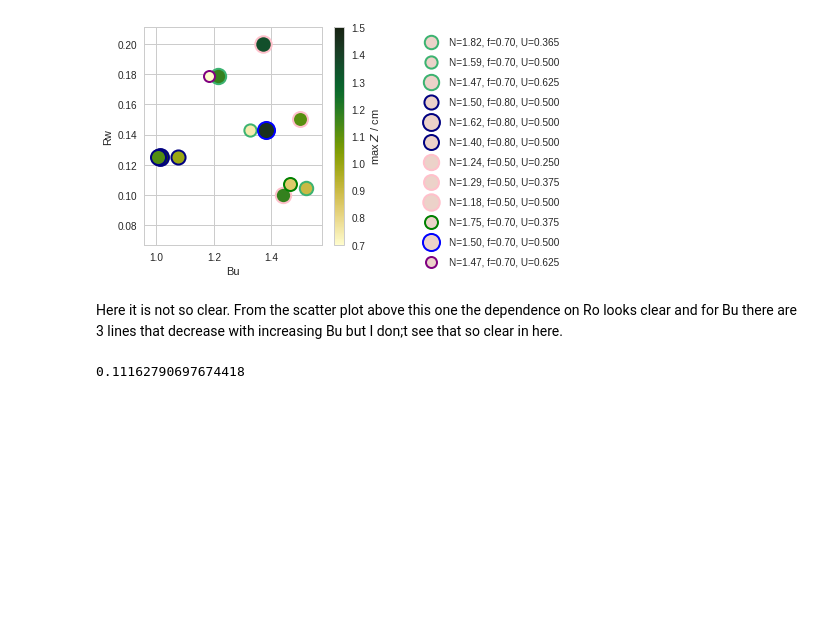
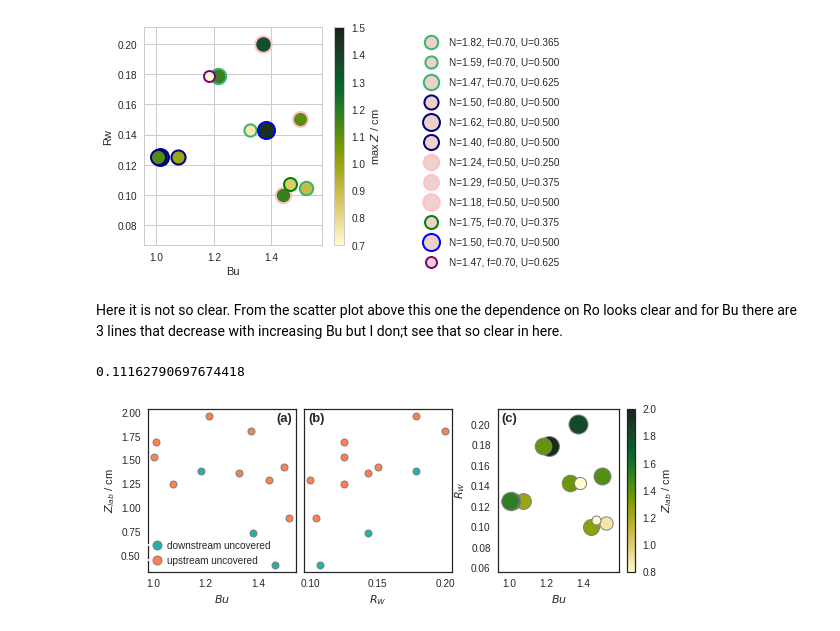
Before and after one commit to UBC-MOAD/MultipleCanyons, a Jupyter notebook: lab/Conduino/notebooks/all_experiments_one_canyon.ipynb, the cells around one changed output. Saved outputs shown, nothing was run; the diff lists cells and outputs as text; code cells hidden in the pictures; blank space fills up the shorter version.

```diff
--- a/lab/Conduino/notebooks/all_experiments_one_canyon.ipynb
+++ b/lab/Conduino/notebooks/all_experiments_one_canyon.ipynb
@@ -714,3 +775,85 @@ s = (0.029-0.005)/(0.215)
 s
 # %% [output]
 0.11162790697674418
+# %%
+sns.set_style('white')
+fig = plt.figure(figsize=(9,3))
+gg = gspec.GridSpec(1, 2, wspace=0.2, width_ratios=[2,1])
+gg1 = gspec.GridSpecFromSubplotSpec(1, 2, subplot_spec=gg[0],
+                                    wspace=0.05, width_ratios=[1,1])
+
+ax1 = plt.subplot(gg1[0])
+ax2 = plt.subplot(gg1[1])
+ax2.set_yticks([], [])
+ax3 = plt.subplot(gg[1])
+rho0=998.5
+g = 9.81
+
+for exp, kk in zip(exp_dicts, range(exp_num)):
+    for ii,col in zip(range(len(exp['run_files'])),colors):
+        filepath = exp['dir']+exp['run_files'][ii]
+        mat = sio.loadmat(filepath, squeeze_me=True)
+        P1 = mat['ch1']
+        P2 = mat['ch2']
+        dt = mat['dt']
+        time = mat['time']
+        if exp['calibration']=='09Aug19':
+            dens1 = ctools.densANK1_09Aug19(P1)
+            dens2 = ctools.densANK2_09Aug19(P2)
+        else:
+            dens1 = ctools.densANK1_17Aug19(P1)
+            dens2 = ctools.densANK2_17Aug19(P2)
+
+        W = 5 # cm
+        N =((g/rho0)*((1000*exp["rho_sb"][ii]-1000*exp["rho_top"][ii])/(exp["hsb"]*0.01)))**0.5
+        Bu = N*exp["hsb"]/(exp["fo"]*W)
+        Rw = exp["U"]/(exp["fo"]*W)
+
+        inertial_period = 1/((exp["fo"])/(2*np.pi))
+        win = int(inertial_period/dt)
+        if exp['date']=='22Aug19':
+            # Uncovered canyon
+            delta_rho = 1000*(np.max(ctools.filter_timeseries(dens2[0:2400]-dens2[0],winlen=win))) # kg/m^3
+            col = 'lightseagreen'
+        else:
+            delta_rho = 1000*(np.max(ctools.filter_timeseries(dens1[0:2400]-dens1[0],winlen=win))) # kg/m^3
+            col = 'coral'
+        Z = 100*(g/rho0)*(delta_rho/N**2) #cm
+        sca = ax1.plot(Bu,Z,
+                       'o',color=col, markeredgecolor='0.5', markeredgewidth=1)
+        sca2 = ax2.plot(Rw,Z,
+                        'o',color=col, markeredgecolor='0.5', markeredgewidth=1)
+        sca3 = ax3.scatter(Bu,Rw,
+                          s=200*Z,
+                          c=Z,
+                          cmap=cmo.cm.speed,
+                          vmax=2,
+                          vmin=0.8,
+                          marker='o',
+                          edgecolors='0.5',#exp["color"],
+                          linewidth=1,
+                          label=('N=%1.2fs$^{-1}$, f=%1.1frad/s, U=%1.2fcm/s' %(N,exp["fo"],exp["U"])))
+cb = plt.colorbar(sca3)
+cb.set_label(r'$Z_{lab}$ / cm')
+ax1.set_xlabel('$Bu$')
+ax2.set_xlabel('$R_W$')
+ax3.set_ylabel('$R_W$')
+ax1.set_ylabel(r'$Z_{lab}$ / cm')
+ax3.set_xlabel('$Bu$')
+
+legend_elements = [Line2D([0], [0], marker='o', color='w', label='downstream uncovered',
+                          markerfacecolor='lightseagreen',markeredgecolor='0.5',markeredgewidth=1,
+                          markersize=9),
+                   Line2D([0], [0], marker='o', color='w', label='upstream uncovered',
+                          markerfacecolor='coral',markeredgecolor='0.5',markeredgewidth=1,
+                          markersize=9),
+                   ]
+
+ax1.legend(handles=legend_elements,handletextpad=0, bbox_to_anchor=(0.89,0.25))
+#ax3.legend(bbox_to_anchor=(1.5,1),labelspacing=1)
+ax1.text(0.87,0.92,'(a)', fontweight='bold', fontsize=13, transform=ax1.transAxes)
+ax2.text(0.03,0.92,'(b)', fontweight='bold', fontsize=13, transform=ax2.transAxes)
+ax3.text(0.03,0.92,'(c)', fontweight='bold', fontsize=13, transform=ax3.transAxes)
+plt.savefig('figures/Z_Ro_Rw.eps', format='eps', transparent=False, bbox_inches='tight')
+# %% [output]
+[figure, added]
```
Also changed, not shown: parts of 4 cells of this notebook.
